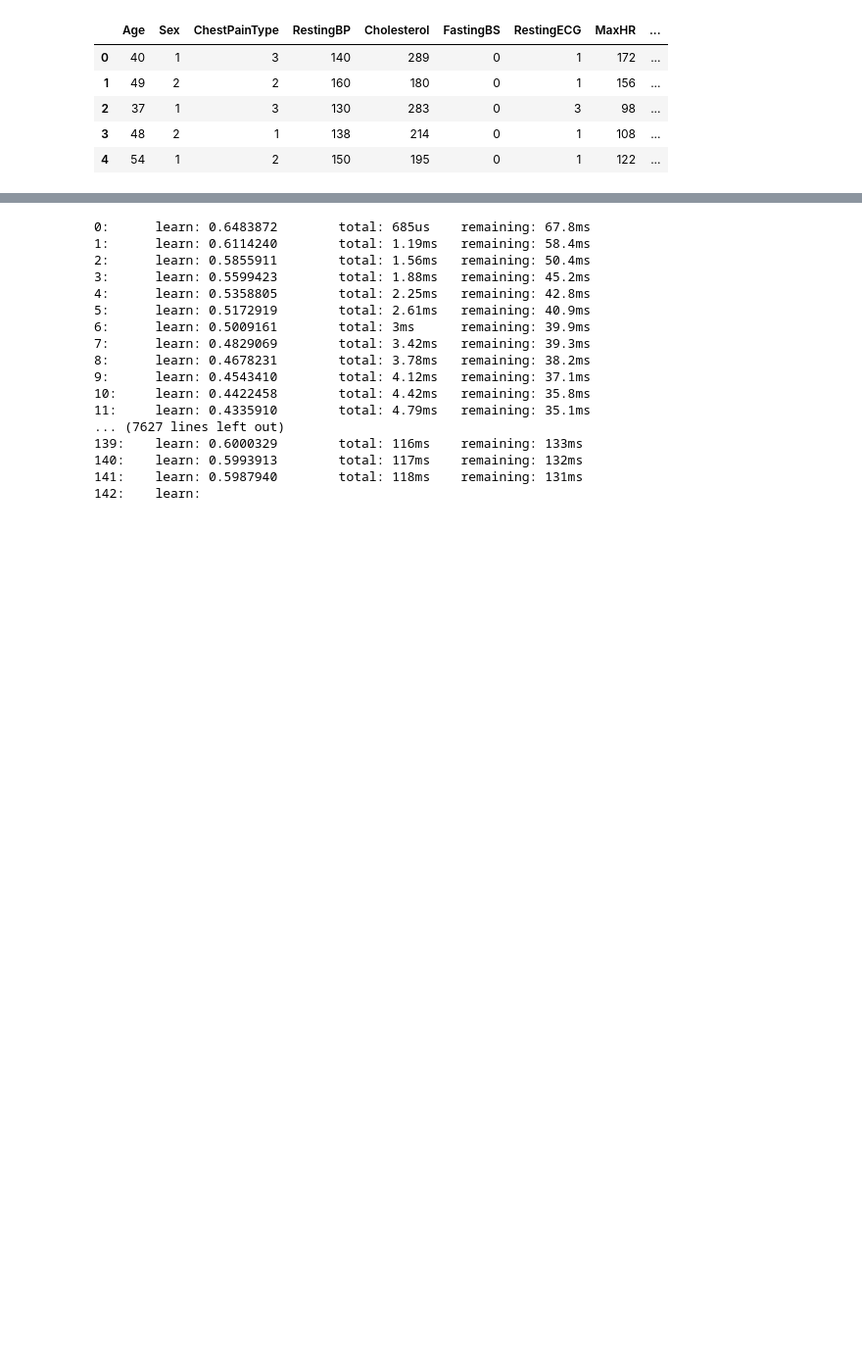
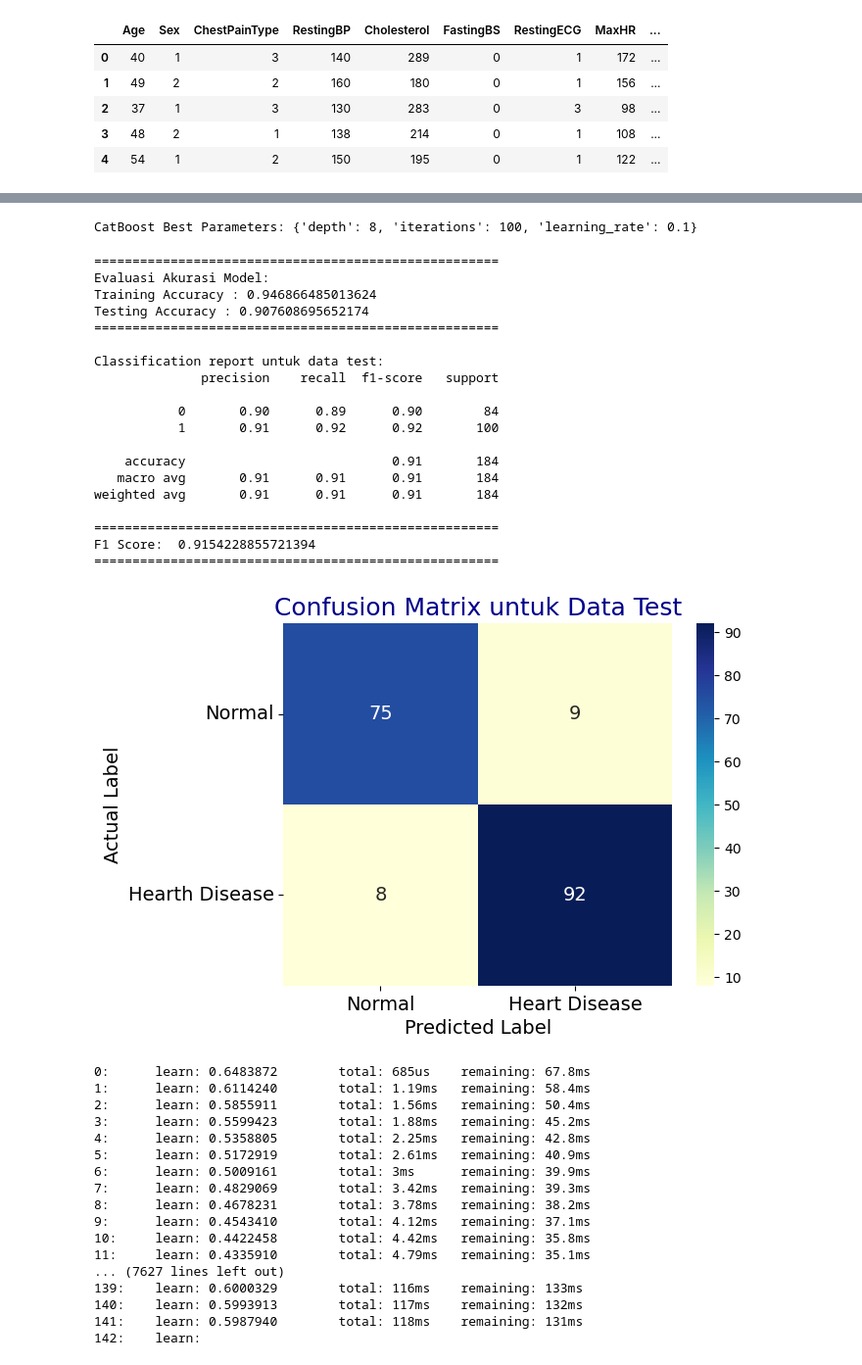
Before and after one commit to NandoAACF/Heart-Disease-Prediction-Analysis-DSS, a Jupyter notebook: Notebook_Prediction.ipynb, the cells around one changed output, grey strips where cells are left out. Shown at 98% size. Cells and saved outputs as stored; diff of their text form; code cells hidden in the pictures; blank space fills up the shorter version.

```diff
--- a/Notebook_Prediction.ipynb
+++ b/Notebook_Prediction.ipynb
@@ -216,3 +233,45 @@ F1 Score:  0.9019607843137256
+# %%
+model = CatBoostClassifier(random_state=92, verbose=False)
+
+param_grid = {
+    'iterations': [100, 200, 300],
+    'learning_rate': [0.1, 0.01, 0.001],
+    'depth': [4, 6, 8]
+}
+
+grid_search = GridSearchCV(estimator=model, param_grid=param_grid, cv=5)
+grid_search.fit(X_train, y_train)
+
+best_params = grid_search.best_params_
+best_score = grid_search.best_score_
+
+print("CatBoost Best Parameters:", best_params)
+# %% [output]
+CatBoost Best Parameters: {'depth': 8, 'iterations': 100, 'learning_rate': 0.1}
+# %%
+catboostmodel = CatBoostClassifier(**best_params, random_state=92, verbose=False)
+pred_model(catboostmodel)
+# %% [output]
+=====================================================
+Evaluasi Akurasi Model:
+Training Accuracy : 0.946866485013624
+Testing Accuracy : 0.907608695652174
+=====================================================
+
+Classification report untuk data test:
+              precision    recall  f1-score   support
+
+           0       0.90      0.89      0.90        84
+           1       0.91      0.92      0.92       100
+
+    accuracy                           0.91       184
+   macro avg       0.91      0.91      0.91       184
+weighted avg       0.91      0.91      0.91       184
+
+=====================================================
+F1 Score:  0.9154228855721394
+=====================================================
+[figure, added]
 # %%
 model = CatBoostClassifier()
 
```
Also changed, not shown: parts of 48 cells of this notebook, 7 other files.
